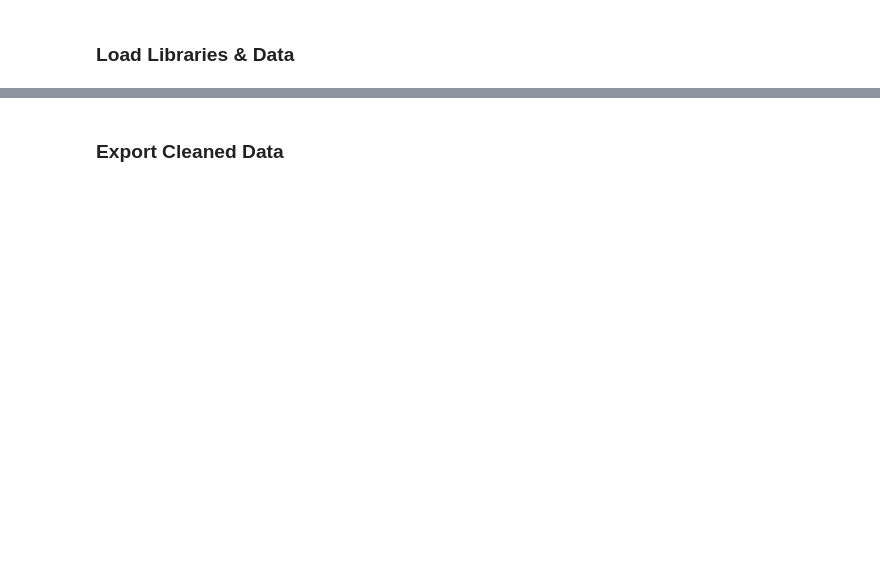
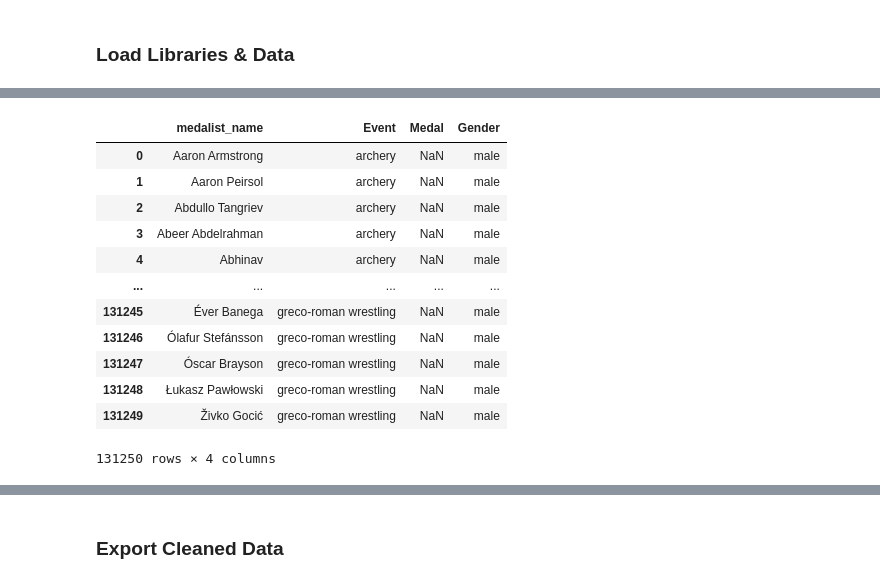
Before and after one commit to annamccartan3/McCartan-Data-Science-Portfolio, a Jupyter notebook: TidyData-Project/TidyData.ipynb, the cells around one changed output, grey strips where cells are left out. Saved outputs shown, nothing was run; the diff lists cells and outputs as text; code cells hidden in the pictures; blank space fills up the shorter version.

```diff
--- a/TidyData-Project/TidyData.ipynb
+++ b/TidyData-Project/TidyData.ipynb
@@ -29,0 +81,29 @@ raw_data = pd.read_csv('data/olympics08.csv')
+# %%
+# use pd.melt() to convert "wide" data to "long" data
+events_list = list(olympic_df.columns)[1:]
+olympic_df_melted = pd.melt(olympic_df,
+                            id_vars="medalist_name",
+                            value_vars=events_list,
+                            var_name="Event",
+                            value_name="Medal")
+
+# use str.split() to separate the 'event' column into men's vs. women's events
+olympic_df_melted[['Gender', 'Event']] = olympic_df_melted['Event'].str.split('_', expand=True)
+
+# examine the tidied dataset
+olympic_df_clean = olympic_df_melted.copy()
+olympic_df_clean
+# %% [output]
+|  | medalist_name | Event | Medal | Gender |
+| 0 | Aaron Armstrong | archery | NaN | male |
+| 1 | Aaron Peirsol | archery | NaN | male |
+| 2 | Abdullo Tangriev | archery | NaN | male |
+| 3 | Abeer Abdelrahman | archery | NaN | male |
+| 4 | Abhinav | archery | NaN | male |
+| ... | ... | ... | ... | ... |
+| 131245 | Éver Banega | greco-roman wrestling | NaN | male |
+| 131246 | Ólafur Stefánsson | greco-roman wrestling | NaN | male |
+| 131247 | Óscar Brayson | greco-roman wrestling | NaN | male |
+| 131248 | Łukasz Pawłowski | greco-roman wrestling | NaN | male |
+| 131249 | Živko Gocić | greco-roman wrestling | NaN | male |
+131250 rows × 4 columns
```
Also changed, not shown: parts of 16 cells of this notebook, 3 other files.
